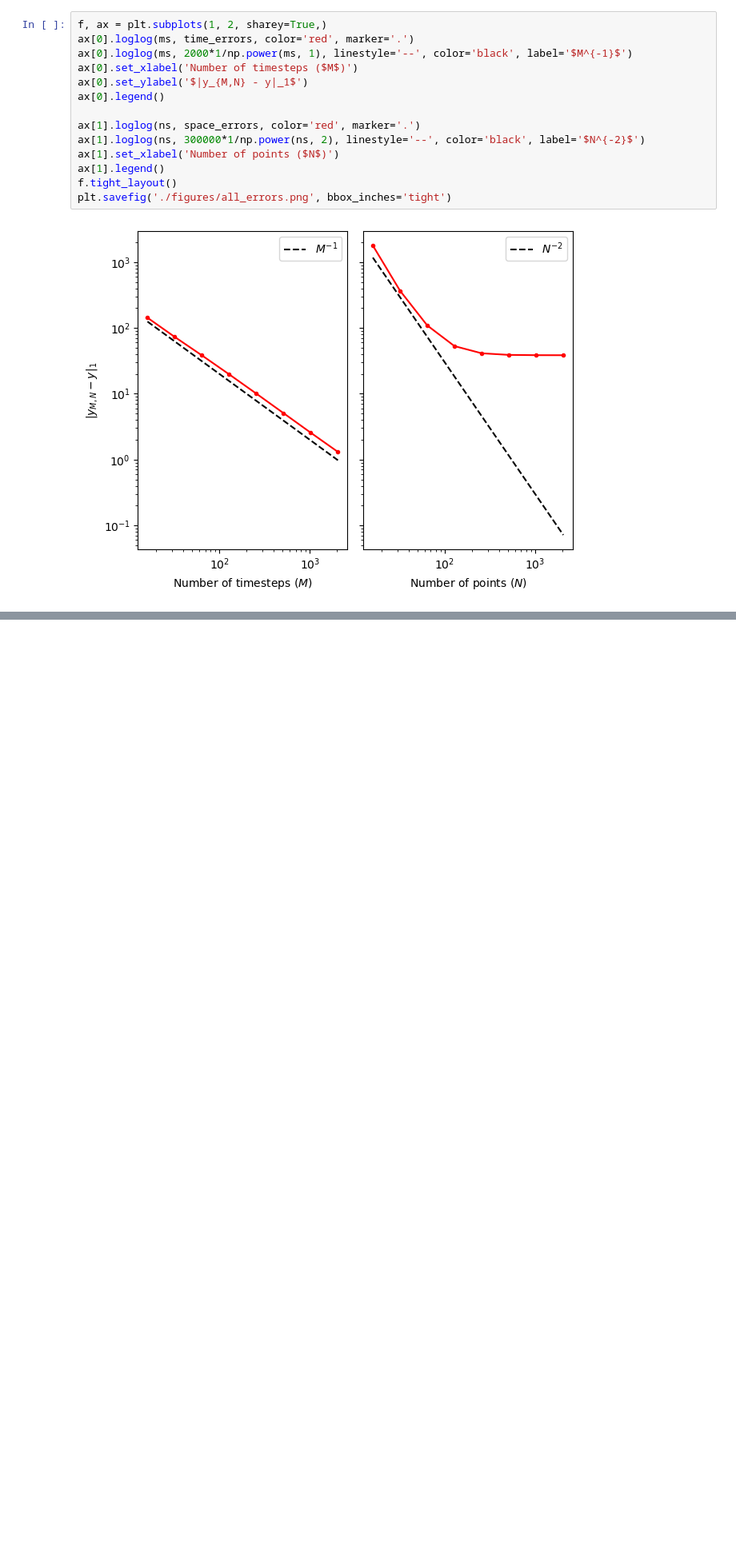
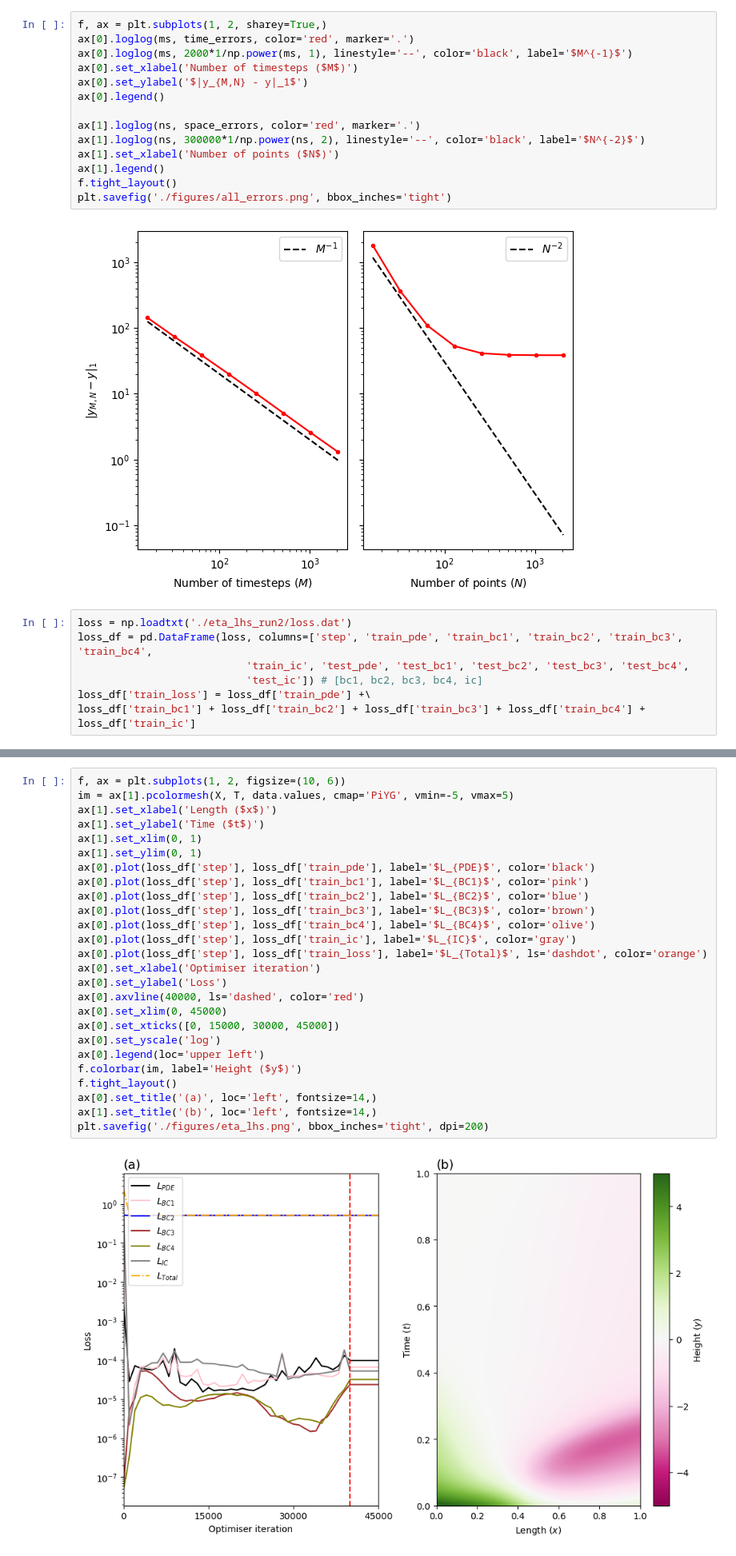
Before and after one commit to xietao-wanglin/elastic-filaments, a Jupyter notebook: figures.ipynb, the cells around one changed output, grey strips where cells are left out. Shown at 80% size. Drawn from its saved outputs; the diff is of its cells as text; blank space fills up the shorter version.

```diff
--- a/figures.ipynb
+++ b/figures.ipynb
@@ -90,3 +98,10 @@ f.tight_layout()
 plt.savefig('./figures/all_errors.png', bbox_inches='tight')
 # %% [output]
 [figure]
+# %%
+loss = np.loadtxt('./eta_lhs_run2/loss.dat')
+loss_df = pd.DataFrame(loss, columns=['step', 'train_pde', 'train_bc1', 'train_bc2', 'train_bc3', 'train_bc4',
+                           'train_ic', 'test_pde', 'test_bc1', 'test_bc2', 'test_bc3', 'test_bc4',
+                           'test_ic']) # [bc1, bc2, bc3, bc4, ic]
+loss_df['train_loss'] = loss_df['train_pde'] +\
+loss_df['train_bc1'] + loss_df['train_bc2'] + loss_df['train_bc3'] + loss_df['train_bc4'] + loss_df['train_ic']
@@ -92,0 +199,28 @@ plt.savefig('./figures/all_errors.png', bbox_inches='tight')
+# %%
+f, ax = plt.subplots(1, 2, figsize=(10, 6))
+im = ax[1].pcolormesh(X, T, data.values, cmap='PiYG', vmin=-5, vmax=5)
+ax[1].set_xlabel('Length ($x$)')
+ax[1].set_ylabel('Time ($t$)')
+ax[1].set_xlim(0, 1)
+ax[1].set_ylim(0, 1)
+ax[0].plot(loss_df['step'], loss_df['train_pde'], label='$L_{PDE}$', color='black')
+ax[0].plot(loss_df['step'], loss_df['train_bc1'], label='$L_{BC1}$', color='pink')
+ax[0].plot(loss_df['step'], loss_df['train_bc2'], label='$L_{BC2}$', color='blue')
+ax[0].plot(loss_df['step'], loss_df['train_bc3'], label='$L_{BC3}$', color='brown')
+ax[0].plot(loss_df['step'], loss_df['train_bc4'], label='$L_{BC4}$', color='olive')
+ax[0].plot(loss_df['step'], loss_df['train_ic'], label='$L_{IC}$', color='gray')
+ax[0].plot(loss_df['step'], loss_df['train_loss'], label='$L_{Total}$', ls='dashdot', color='orange')
+ax[0].set_xlabel('Optimiser iteration')
+ax[0].set_ylabel('Loss')
+ax[0].axvline(40000, ls='dashed', color='red')
+ax[0].set_xlim(0, 45000)
+ax[0].set_xticks([0, 15000, 30000, 45000])
+ax[0].set_yscale('log')
+ax[0].legend(loc='upper left')
+f.colorbar(im, label='Height ($y$)')
+f.tight_layout()
+ax[0].set_title('(a)', loc='left', fontsize=14,)
+ax[1].set_title('(b)', loc='left', fontsize=14,)
+plt.savefig('./figures/eta_lhs.png', bbox_inches='tight', dpi=200)
+# %% [output]
+[figure, added]
```
Also changed, not shown: parts of 2 cells of this notebook, 5 other files.
